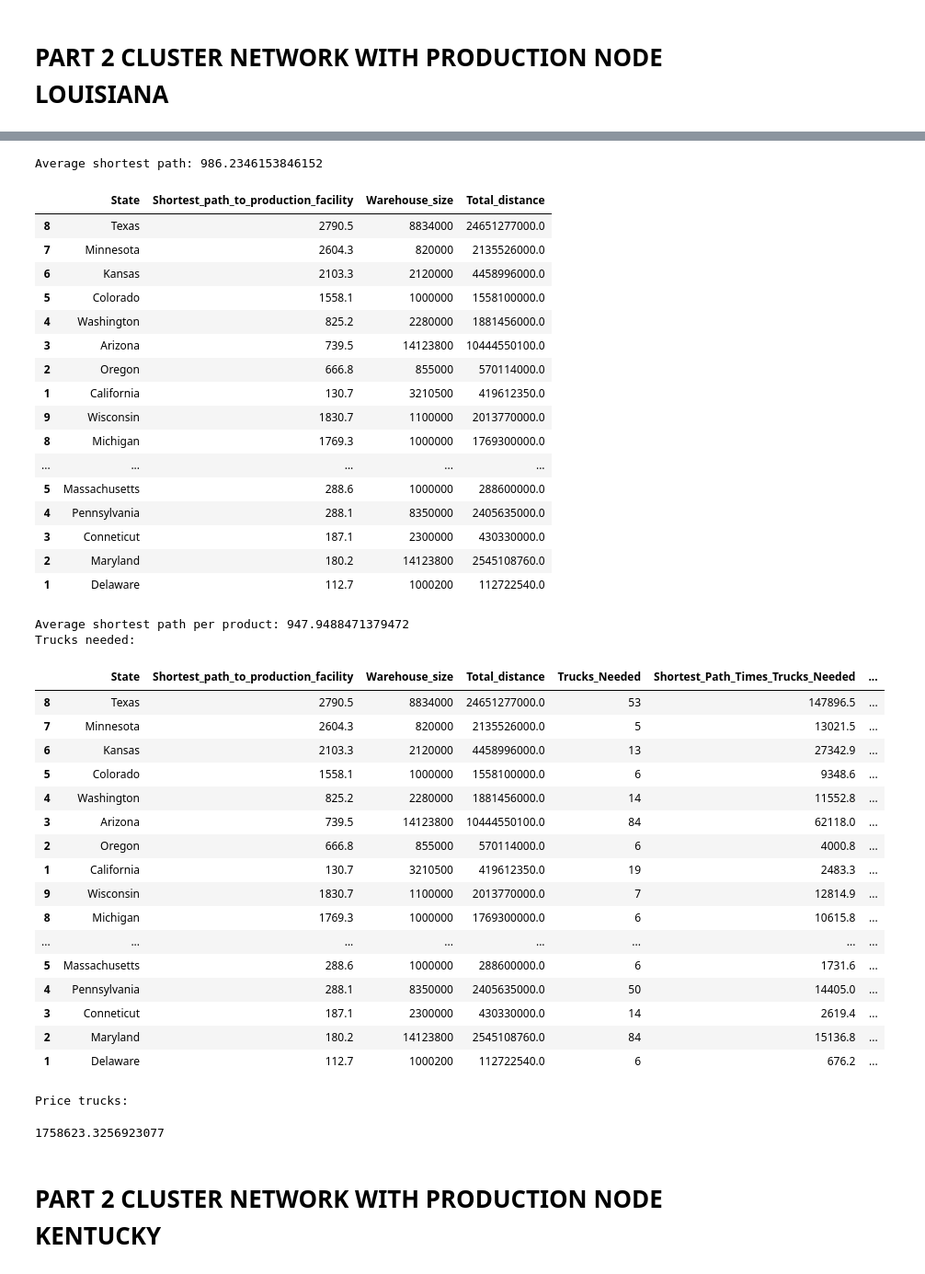
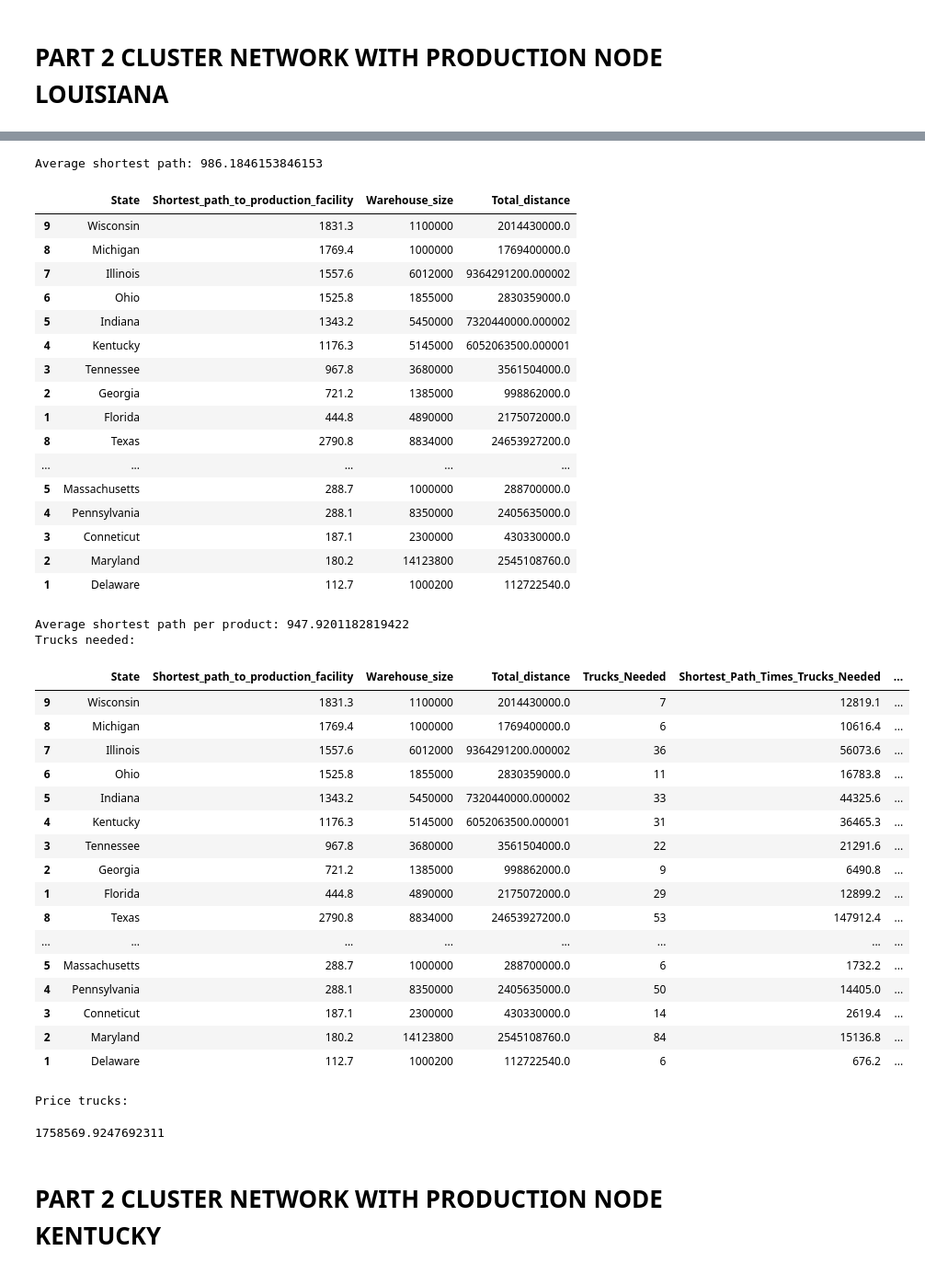
Before and after one commit to kelvinengee/network, a Jupyter notebook: Mississippi.ipynb, the cells around one changed output, grey strips where cells are left out. Shown at 92% size. Drawn from its saved outputs; the diff is of its cells as text; code cells hidden in the pictures.

```diff
--- a/Mississippi.ipynb
+++ b/Mississippi.ipynb
@@ -816,7 +820,17 @@ for i in range(len(huge_network)):
 for i in range(len(huge_network)):
     if huge_network.iloc[i,1] == huge_network.iloc[i,0]:
         l2.append(i)
+# %%
+c = list(Mississippi_Graph.nodes)
+l3 = []
+l4 = []
+for j in c:
+        for i in range(len(huge_network)):
+            if huge_network.iloc[i,0] not in l3:
+                if huge_network.iloc[i,1] == j:
+                    l4.append(i)
+        l3.append(j)
 # %%
-joinedlist = l2
+joinedlist = l2 + l4
 # %%
 huge_network2.drop(huge_network2.index[joinedlist], inplace=True)
@@ -839,3 +837,6 @@ huge_network2
+# %%
+Mississippi_Graph.nodes["Pennsylvania"]["warehouse size"] = 8350000
+Mississippi_Graph.nodes["Louisiana"]["warehouse size"] = 50000000
 # %%
 Huge_Graph = nx.from_pandas_edgelist(huge_network2, 0, 'b', edge_attr='Distance')
 nx.draw_networkx(Huge_Graph,with_labels=True)
@@ -1364,6 +1365,6 @@ Mississippi_Graph.nodes["Maryland"]["warehouse size"] = 14123800
 Mississippi_Graph.nodes["Conneticut"]["warehouse size"] = 2300000
 
 
-metrics_cluster1(Cluster1_Graph,Cluster2_Graph,Cluster3_Graph,'Distance','warehouse size','Nevada','Louisiana','New Jersey')
+metrics_cluster1(Cluster1_Graph,Cluster2_Graph,Cluster3_Graph,'Distance','warehouse size','Louisiana','Nevada','New Jersey')
 # %% [output]
 |  | State | Shortest_path_to_production_facility |
@@ -1382,46 +1383,46 @@ metrics_cluster1(Cluster1_Graph,Cluster2_Graph,Cluster3_Graph,'Distance','wareho
 | 4 | Pennsylvania | 288.1 |
 | 3 | Conneticut | 187.1 |
 | 2 | Maryland | 180.2 |
 | 1 | Delaware | 112.7 |
-Average shortest path: 986.2346153846152
+Average shortest path: 986.1846153846153
 |  | State | Shortest_path_to_production_facility | Warehouse_size | Total_distance |
-| 8 | Texas | 2790.5 | 8834000 | 24651277000.0 |
-| 7 | Minnesota | 2604.3 | 820000 | 2135526000.0 |
-| 6 | Kansas | 2103.3 | 2120000 | 4458996000.0 |
-| 5 | Colorado | 1558.1 | 1000000 | 1558100000.0 |
-| 4 | Washington | 825.2 | 2280000 | 1881456000.0 |
-| 3 | Arizona | 739.5 | 14123800 | 10444550100.0 |
-| 2 | Oregon | 666.8 | 855000 | 570114000.0 |
-| 1 | California | 130.7 | 3210500 | 419612350.0 |
-| 9 | Wisconsin | 1830.7 | 1100000 | 2013770000.0 |
-| 8 | Michigan | 1769.3 | 1000000 | 1769300000.0 |
+| 9 | Wisconsin | 1831.3 | 1100000 | 2014430000.0 |
+| 8 | Michigan | 1769.4 | 1000000 | 1769400000.0 |
+| 7 | Illinois | 1557.6 | 6012000 | 9364291200.000002 |
+| 6 | Ohio | 1525.8 | 1855000 | 2830359000.0 |
+| 5 | Indiana | 1343.2 | 5450000 | 7320440000.000002 |
+| 4 | Kentucky | 1176.3 | 5145000 | 6052063500.000001 |
+| 3 | Tennessee | 967.8 | 3680000 | 3561504000.0 |
+| 2 | Georgia | 721.2 | 1385000 | 998862000.0 |
+| 1 | Florida | 444.8 | 4890000 | 2175072000.0 |
+| 8 | Texas | 2790.8 | 8834000 | 24653927200.0 |
 | ... | ... | ... | ... | ... |
-| 5 | Massachusetts | 288.6 | 1000000 | 288600000.0 |
+| 5 | Massachusetts | 288.7 | 1000000 | 288700000.0 |
 | 4 | Pennsylvania | 288.1 | 8350000 | 2405635000.0 |
 | 3 | Conneticut | 187.1 | 2300000 | 430330000.0 |
 | 2 | Maryland | 180.2 | 14123800 | 2545108760.0 |
 | 1 | Delaware | 112.7 | 1000200 | 112722540.0 |
-Average shortest path per product: 947.9488471379472
+Average shortest path per product: 947.9201182819422
 Trucks needed:
 |  | State | Shortest_path_to_production_facility | Warehouse_size | Total_distance | Trucks_Needed | Shortest_Path_Times_Trucks_Needed | ... |
-| 8 | Texas | 2790.5 | 8834000 | 24651277000.0 | 53 | 147896.5 | ... |
-| 7 | Minnesota | 2604.3 | 820000 | 2135526000.0 | 5 | 13021.5 | ... |
-| 6 | Kansas | 2103.3 | 2120000 | 4458996000.0 | 13 | 27342.9 | ... |
-| 5 | Colorado | 1558.1 | 1000000 | 1558100000.0 | 6 | 9348.6 | ... |
-| 4 | Washington | 825.2 | 2280000 | 1881456000.0 | 14 | 11552.8 | ... |
-| 3 | Arizona | 739.5 | 14123800 | 10444550100.0 | 84 | 62118.0 | ... |
-| 2 | Oregon | 666.8 | 855000 | 570114000.0 | 6 | 4000.8 | ... |
-| 1 | California | 130.7 | 3210500 | 419612350.0 | 19 | 2483.3 | ... |
-| 9 | Wisconsin | 1830.7 | 1100000 | 2013770000.0 | 7 | 12814.9 | ... |
-| 8 | Michigan | 1769.3 | 1000000 | 1769300000.0 | 6 | 10615.8 | ... |
+| 9 | Wisconsin | 1831.3 | 1100000 | 2014430000.0 | 7 | 12819.1 | ... |
+| 8 | Michigan | 1769.4 | 1000000 | 1769400000.0 | 6 | 10616.4 | ... |
+| 7 | Illinois | 1557.6 | 6012000 | 9364291200.000002 | 36 | 56073.6 | ... |
+| 6 | Ohio | 1525.8 | 1855000 | 2830359000.0 | 11 | 16783.8 | ... |
+| 5 | Indiana | 1343.2 | 5450000 | 7320440000.000002 | 33 | 44325.6 | ... |
+| 4 | Kentucky | 1176.3 | 5145000 | 6052063500.000001 | 31 | 36465.3 | ... |
+| 3 | Tennessee | 967.8 | 3680000 | 3561504000.0 | 22 | 21291.6 | ... |
+| 2 | Georgia | 721.2 | 1385000 | 998862000.0 | 9 | 6490.8 | ... |
+| 1 | Florida | 444.8 | 4890000 | 2175072000.0 | 29 | 12899.2 | ... |
+| 8 | Texas | 2790.8 | 8834000 | 24653927200.0 | 53 | 147912.4 | ... |
 | ... | ... | ... | ... | ... | ... | ... | ... |
-| 5 | Massachusetts | 288.6 | 1000000 | 288600000.0 | 6 | 1731.6 | ... |
+| 5 | Massachusetts | 288.7 | 1000000 | 288700000.0 | 6 | 1732.2 | ... |
 | 4 | Pennsylvania | 288.1 | 8350000 | 2405635000.0 | 50 | 14405.0 | ... |
 | 3 | Conneticut | 187.1 | 2300000 | 430330000.0 | 14 | 2619.4 | ... |
 | 2 | Maryland | 180.2 | 14123800 | 2545108760.0 | 84 | 15136.8 | ... |
 | 1 | Delaware | 112.7 | 1000200 | 112722540.0 | 6 | 676.2 | ... |
 Price trucks:
-1758623.3256923077
+1758569.9247692311
 # %% [markdown]
 # PART 2 CLUSTER NETWORK WITH PRODUCTION NODE KENTUCKY
 # %%
```
Also changed, not shown: parts of 20 cells of this notebook.
